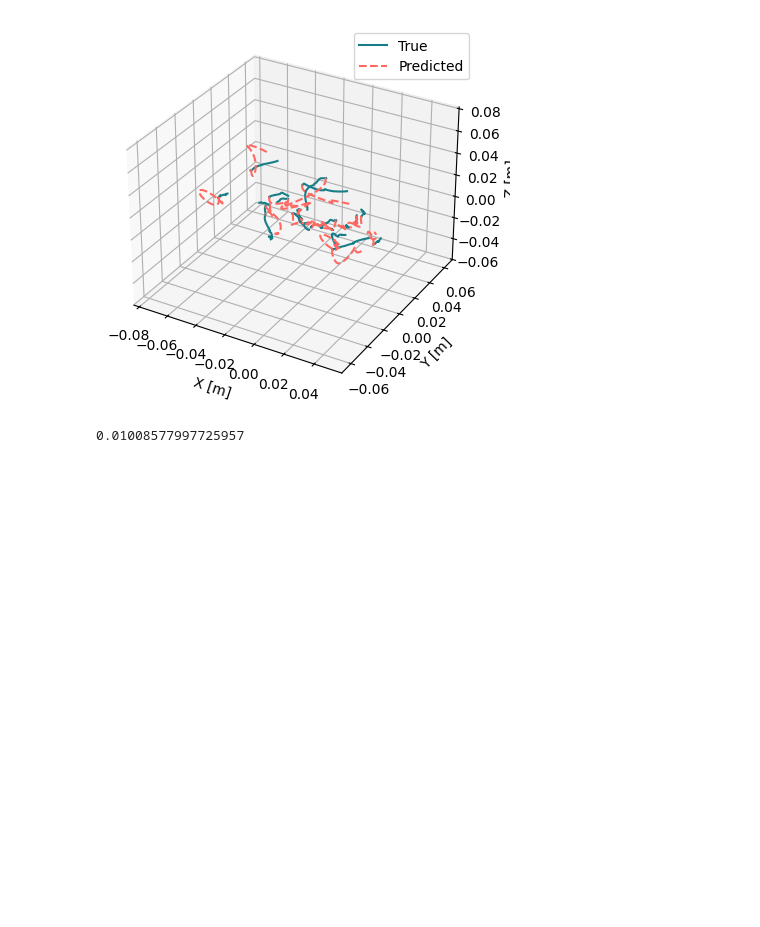
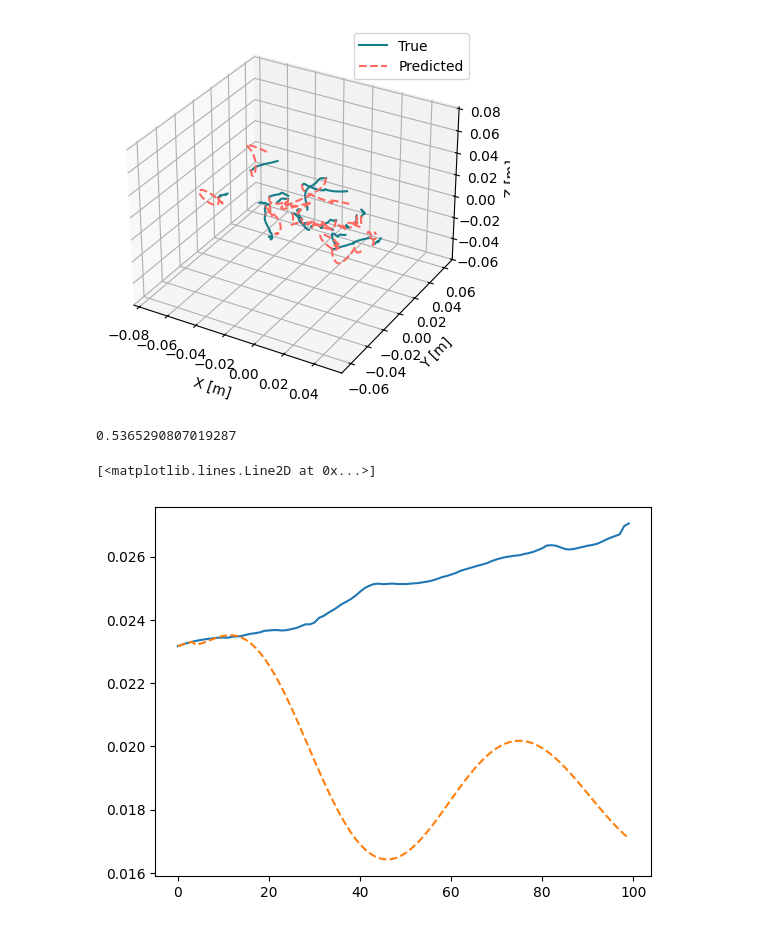
Before and after one commit to StanfordASL/trunk-stack, a Jupyter notebook: stack/main/scripts/fit_ssmr_orth.ipynb, the cells around one changed output. Cells and saved outputs as stored; diff of their text form; code cells hidden in the pictures; blank space fills up the shorter version.

```diff
--- a/stack/main/scripts/fit_ssmr_orth.ipynb
+++ b/stack/main/scripts/fit_ssmr_orth.ipynb
@@ -456,10 +459,16 @@ plot_trajectories_comparison(ctrl_trajs_obs_test[:, :, :], ctrl_trajs_pred, plot
 # %% [output]
 [figure]
 # %%
-rmse = jnp.linalg.norm(ctrl_trajs_obs_test - ctrl_trajs_pred, axis=1).mean()
+rmse = jnp.linalg.norm(ctrl_trajs_obs_test - ctrl_trajs_pred)
 print(rmse)
 # %% [output]
-0.01008577997725957
+0.5365290807019287
+# %%
+plt.plot(ctrl_trajs_obs_test[0,0,:], label='Observed')
+plt.plot(ctrl_trajs_pred[0,0,:], '--', label='Predicted')
+# %% [output]
+[<matplotlib.lines.Line2D at 0x...>]
+[figure, added]
 # %%
 import os
 
```
Also changed, not shown: parts of 4 cells of this notebook, 2 other files.
